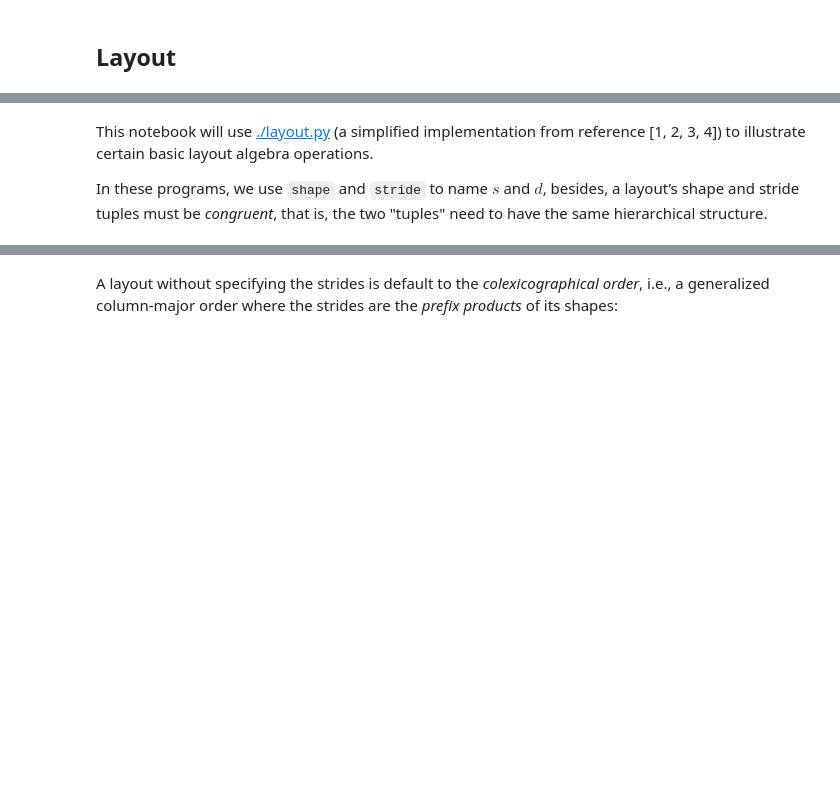
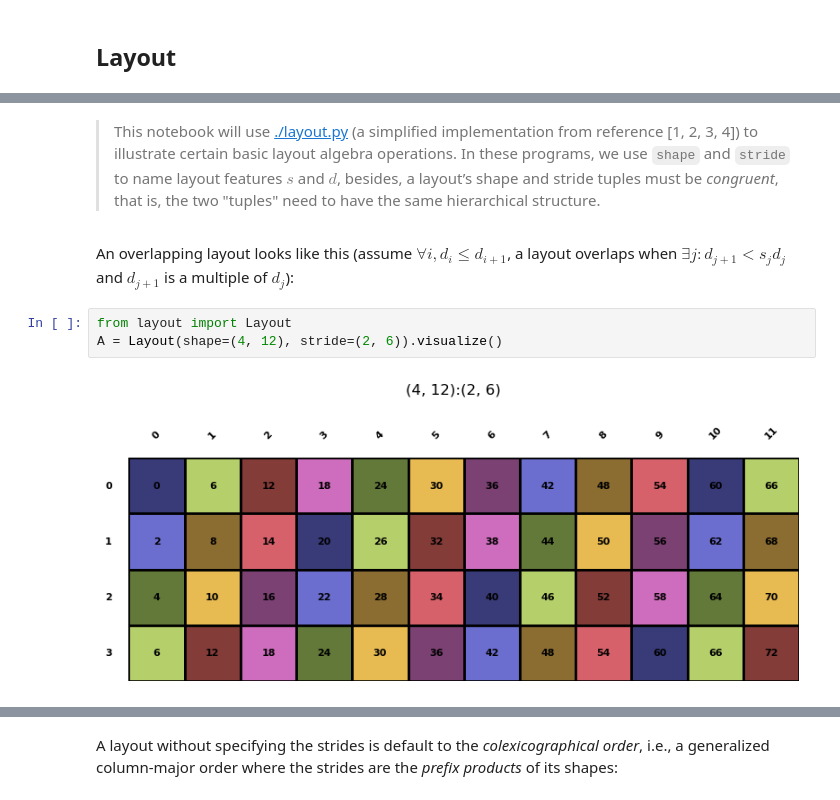
Before and after one commit to w32zhong/simp-intelligence, a Jupyter notebook: simp_intelligence/math/layout_basics.ipynb, the cells around one changed output, grey strips where cells are left out. Saved outputs shown, nothing was run; the diff lists cells and outputs as text; blank space fills up the shorter version.

```diff
--- a/simp_intelligence/math/layout_basics.ipynb
+++ b/simp_intelligence/math/layout_basics.ipynb
@@ -15,4 +10,10 @@ This property is also named "disjoint", it implies
 # %% [markdown]
-This notebook will use [./layout.py](layout.py) (a simplified implementation from reference [1, 2, 3, 4]) to illustrate certain basic layout algebra operations.
-
-In these programs, we use `shape` and `stride` to name $s$ and $d$, besides, a layout’s shape and stride tuples must be *congruent*, that is, the two "tuples" need to have the same hierarchical structure.
+> This notebook will use [./layout.py](layout.py) (a simplified implementation from reference [1, 2, 3, 4]) to illustrate certain basic layout algebra operations.
+In these programs, we use `shape` and `stride` to name layout features $s$ and $d$, besides, a layout’s shape and stride tuples must be *congruent*, that is, the two "tuples" need to have the same hierarchical structure.
+# %% [markdown]
+An overlapping layout looks like this (assume $\forall i, d_i \le d_{i+1}$, a layout overlaps when $\exists j: d_{j+1} < s_j d_j$ and $d_{j+1}$ is a multiple of $d_j$):
+# %%
+from layout import Layout
+A = Layout(shape=(4, 12), stride=(2, 6)).visualize()
+# %% [output]
+[figure, added]
```
Also changed, not shown: parts of 8 cells of this notebook.
